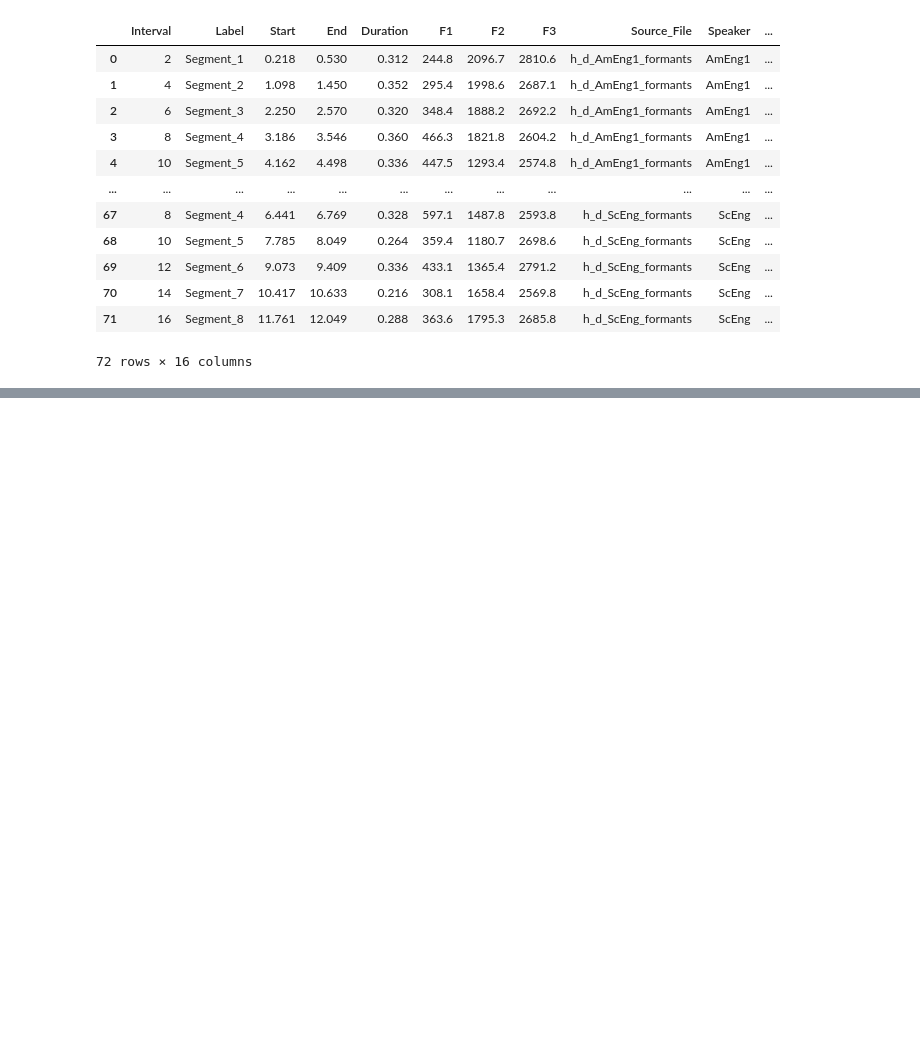
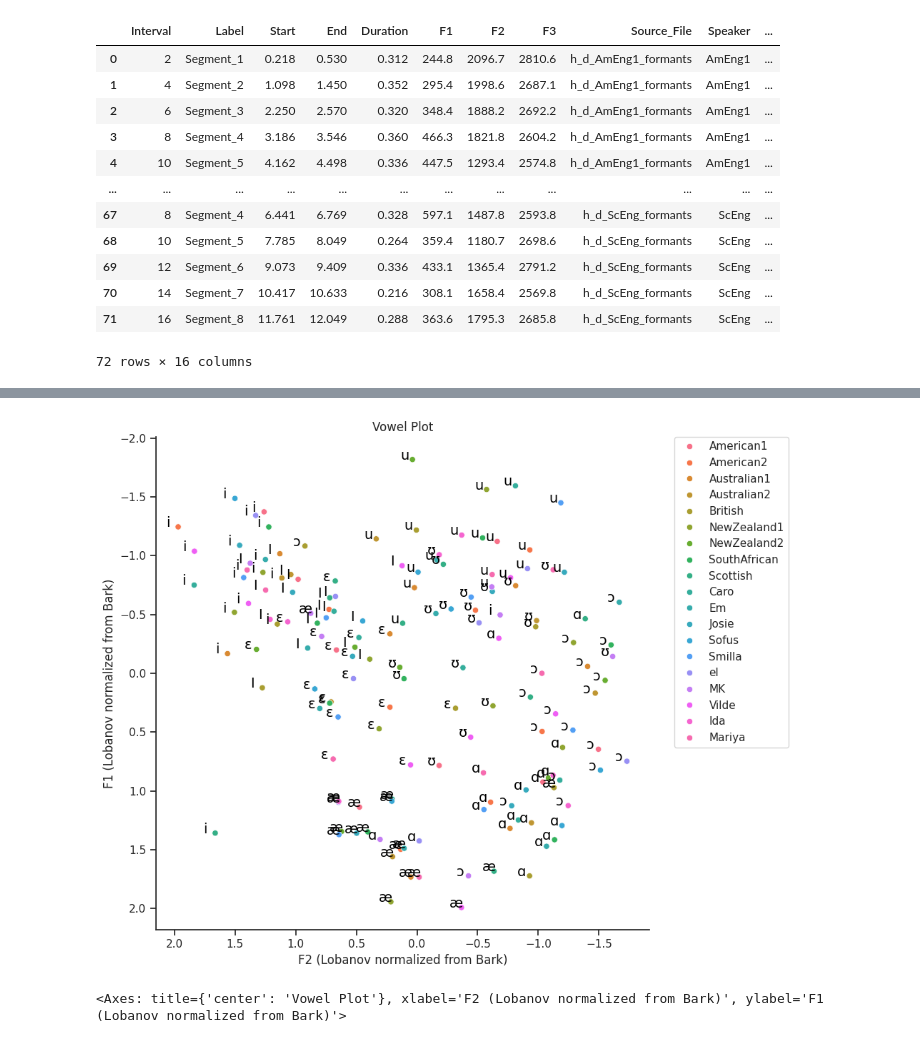
Before and after one commit to ethanweed/praat-workshop, a Jupyter notebook: advanced_vowelspace_plot.ipynb, the cells around one changed output, grey strips where cells are left out. Cells and saved outputs as stored; diff of their text form; code cells hidden in the pictures; blank space fills up the shorter version.

```diff
--- a/advanced_vowelspace_plot.ipynb
+++ b/advanced_vowelspace_plot.ipynb
@@ -295,0 +356,23 @@ df = pd.read_csv('', sep='\t')
+# %%
+
+
+
+df = pd.read_csv('https://raw.githubusercontent.com/ethanweed/praat-workshop/refs/heads/main/2025/output/allSpeakers.csv', sep=',')
+
+
+label_dict = {
+    'Segment_1': 'i',
+    'Segment_2': 'I',
+    'Segment_3': 'ɛ',
+    'Segment_4': 'æ',
+    'Segment_5': 'ɑ',
+    'Segment_6': 'ɔ',
+    'Segment_7': 'ʊ',
+    'Segment_8': 'u'
+}
+
+# Make a column called vowel. Look up the key in the Label column and return the value from the label_dict
+df['Vowel'] = df['Label'].map(label_dict)
+
+
+df
@@ -295,0 +444,14 @@ df = pd.read_csv('', sep='\t')
+# %%
+
+
+vowelplot(df,
+          F1 = "zsc_F1",
+          F2 = "zsc_F2",
+          color = "Speaker",
+          vowel = "Vowel",
+          title = "Vowel Plot",
+          unit = "Lobanov normalized from Bark",
+          logscale = False)
+# %% [output]
+[figure, added]
+<Axes: title={'center': 'Vowel Plot'}, xlabel='F2 (Lobanov normalized from Bark)', ylabel='F1 (Lobanov normalized from Bark)'>
```
Also changed, not shown: parts of 20 cells of this notebook.
